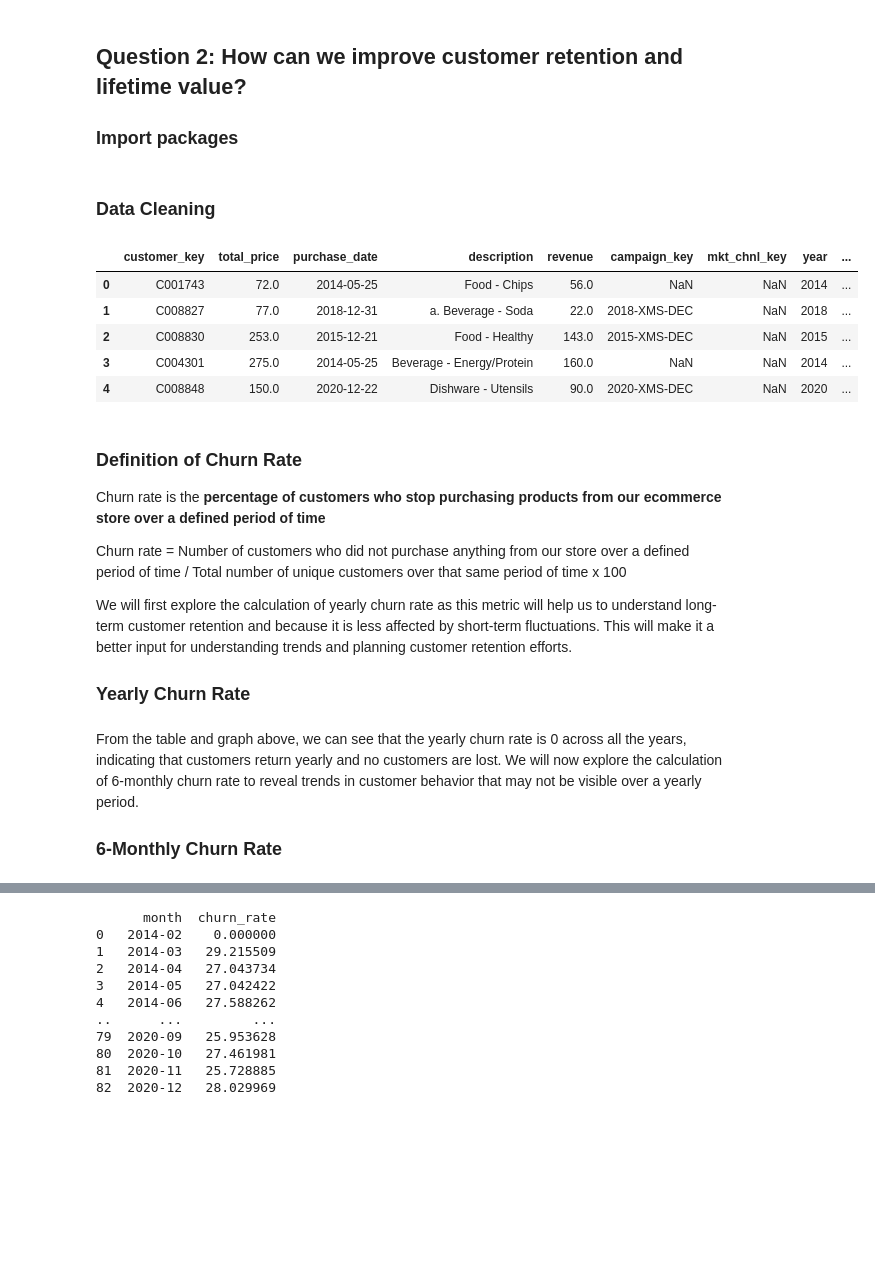
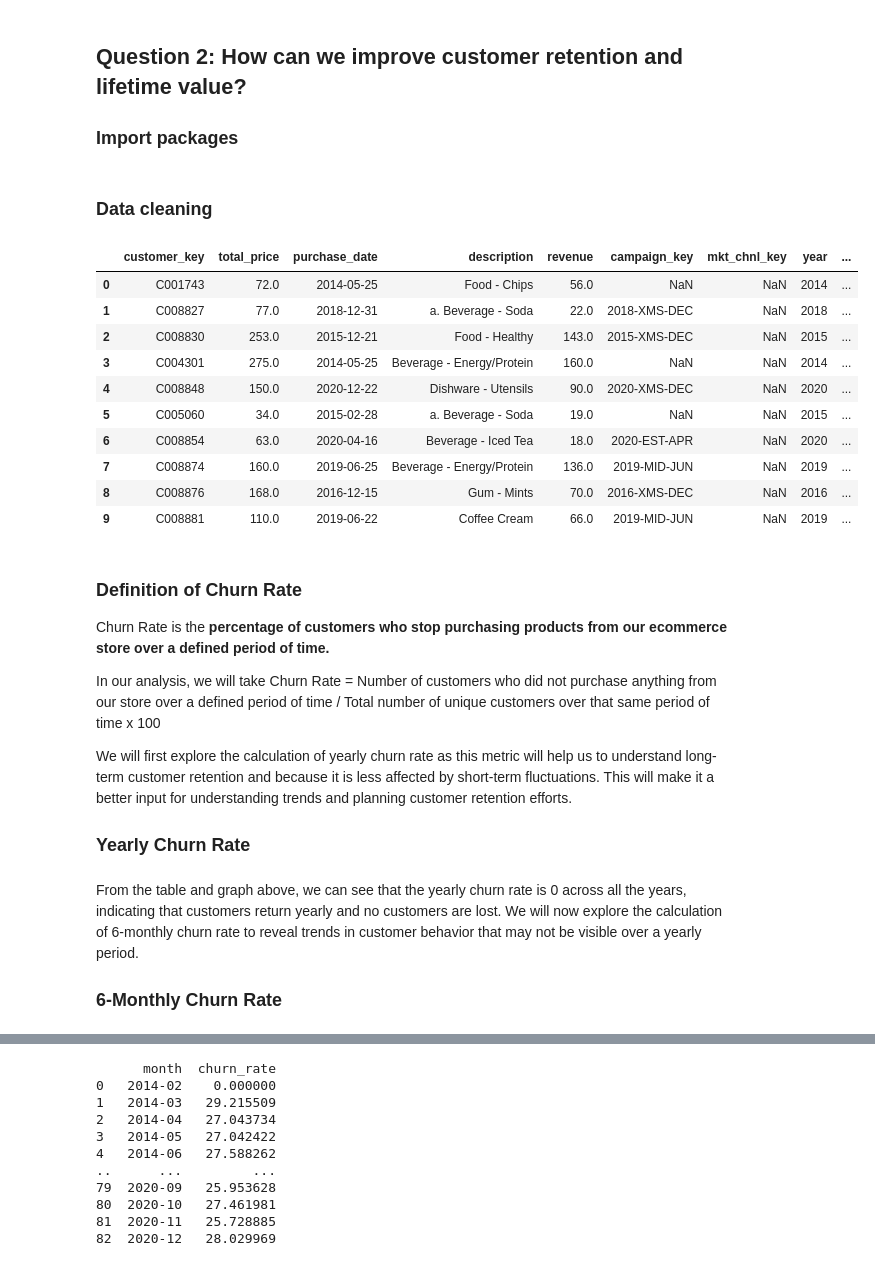
Before and after one commit to isaroyston/3101project, a Jupyter notebook: Subgroup A Q2/q2.ipynb, the cells around one changed output, grey strips where cells are left out. Saved outputs shown, nothing was run; the diff lists cells and outputs as text; code cells hidden in the pictures; blank space fills up the shorter version.

Commit message:
Updated analysis for CLV

```diff
--- a/Subgroup A Q2/q2.ipynb
+++ b/Subgroup A Q2/q2.ipynb
@@ -9,10 +9,10 @@ import plotly.express as px
 import seaborn as sns
 from q2 import *
 # %% [markdown]
-### Data Cleaning
+### Data cleaning
 # %%
 # Read data
-df = pd.read_csv('final_data.csv', low_memory=False)
+df = pd.read_csv('/Users/yifayetung/Downloads/final_data.csv', low_memory=False)
 
 # Data cleaning
 df['purchase_date'] = pd.to_datetime(df['purchase_date'])
@@ -23,44 +23,49 @@ df['campaign_name'] = df['campaign_key'].str[5:8]  # Extract the campaign code
 churn_df = df[['customer_key', 'purchase_date']]
 
 df = df[df['year'] < 2021]  # Filter out rows from 2021 onwards for clv analysis
 
 # Map campaign codes to actual campaign names
 campaign_mapping = {
     'EST': 'Easter Sale',
     'MID': 'Mid-Year Sale',
     'HLW': 'Halloween',
     'XMS': 'Christmas',
     'STD': "St. Patrick's Day",
     'CMO': 'Cinco de Mayo',
     'DRK': 'Drinks Bonanza',
     'FBD': 'Food and Beverage Day',
     'SMS': 'Super Mart Sale',
     'MMS': 'Markdown Mega Sale'
 }
 df['campaign_name'] = df['campaign_name'].map(campaign_mapping)
 
 # Select required columns
 df = df[['customer_key', 'total_price', 'purchase_date', 'description', 'revenue', 'campaign_key', 'mkt_chnl_key', 'year', 'campaign_name']]
 df['category'] = df['description'].apply(extract_category) # Add 'category' column
 
-df.head()
+df.head(10)
 # %% [output]
 |  | customer_key | total_price | purchase_date | description | revenue | campaign_key | mkt_chnl_key | year | ... |
 | 0 | C001743 | 72.0 | 2014-05-25 | Food - Chips | 56.0 | NaN | NaN | 2014 | ... |
 | 1 | C008827 | 77.0 | 2018-12-31 | a. Beverage - Soda | 22.0 | 2018-XMS-DEC | NaN | 2018 | ... |
 | 2 | C008830 | 253.0 | 2015-12-21 | Food - Healthy | 143.0 | 2015-XMS-DEC | NaN | 2015 | ... |
 | 3 | C004301 | 275.0 | 2014-05-25 | Beverage - Energy/Protein | 160.0 | NaN | NaN | 2014 | ... |
 | 4 | C008848 | 150.0 | 2020-12-22 | Dishware - Utensils | 90.0 | 2020-XMS-DEC | NaN | 2020 | ... |
+| 5 | C005060 | 34.0 | 2015-02-28 | a. Beverage - Soda | 19.0 | NaN | NaN | 2015 | ... |
+| 6 | C008854 | 63.0 | 2020-04-16 | Beverage - Iced Tea | 18.0 | 2020-EST-APR | NaN | 2020 | ... |
+| 7 | C008874 | 160.0 | 2019-06-25 | Beverage - Energy/Protein | 136.0 | 2019-MID-JUN | NaN | 2019 | ... |
+| 8 | C008876 | 168.0 | 2016-12-15 | Gum - Mints | 70.0 | 2016-XMS-DEC | NaN | 2016 | ... |
+| 9 | C008881 | 110.0 | 2019-06-22 | Coffee Cream | 66.0 | 2019-MID-JUN | NaN | 2019 | ... |
 # %% [markdown]
-### Definition of Churn Rate
-Churn rate is the **percentage of customers who stop purchasing products from our ecommerce store over a defined period of time**
+### **Definition of Churn Rate**
+Churn Rate is the **percentage of customers who stop purchasing products from our ecommerce store over a defined period of time.**
 
-Churn rate = Number of customers who did not purchase anything from our store over a defined period of time / Total number of unique customers over that same period of time x 100
+In our analysis, we will take Churn Rate = Number of customers who did not purchase anything from our store over a defined period of time / Total number of unique customers over that same period of time x 100
 
 We will first explore the calculation of yearly churn rate as this metric will help us to understand long-term customer retention and because it is less affected by short-term fluctuations. This will make it a better input for understanding trends and planning customer retention efforts.
 
 
-### Yearly Churn Rate
+### **Yearly Churn Rate**
 # %%
 # Calculate the yearly churn rate
 yearly_churn_df = yearly_churn(churn_df)
@@ -70,7 +75,7 @@ plot_yearly_graph(yearly_churn_df)
 # %% [markdown]
 From the table and graph above, we can see that the yearly churn rate is 0 across all the years, indicating that customers return yearly and no customers are lost. We will now explore the calculation of 6-monthly churn rate to reveal trends in customer behavior that may not be visible over a yearly period.
 
-### 6-Monthly Churn Rate
+### **6-Monthly Churn Rate**
 # %%
 # Calculate the 6-monthly churn rate
 six_month_churn_df = six_monthly_churn(churn_df)
```
Also changed, not shown: parts of 20 cells of this notebook, 1 other file.
